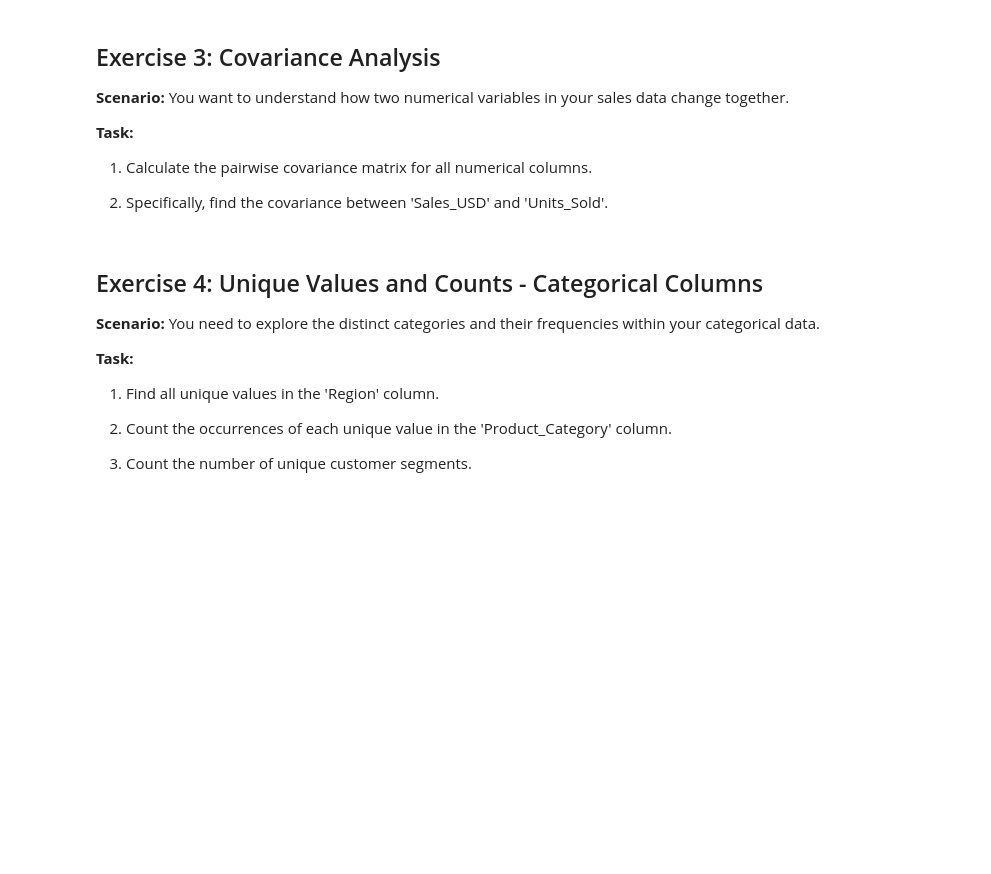
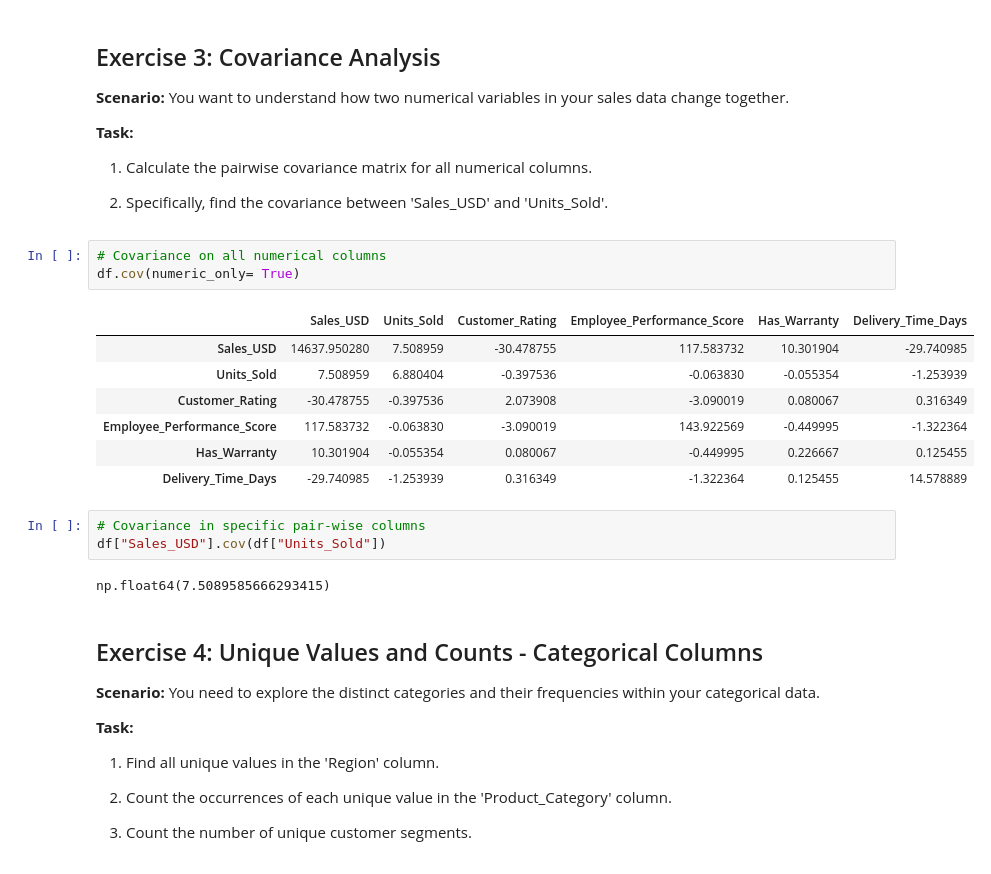
Before and after one commit to Juan-Wills/Data-analysis-Machine-learning, a Jupyter notebook: Chapter 5/Computing Descriptive Statistics.ipynb, the cells around one changed output. Cells and saved outputs as stored; diff of their text form; blank space fills up the shorter version.

```diff
--- a/Chapter 5/Computing Descriptive Statistics.ipynb
+++ b/Chapter 5/Computing Descriptive Statistics.ipynb
@@ -65,6 +94,22 @@ memory usage: 5.7+ KB
 1. Calculate the pairwise covariance matrix for all numerical columns.
 
 2. Specifically, find the covariance between 'Sales_USD' and 'Units_Sold'.
+# %%
+# Covariance on all numerical columns
+df.cov(numeric_only= True)
+# %% [output]
+|  | Sales_USD | Units_Sold | Customer_Rating | Employee_Performance_Score | Has_Warranty | Delivery_Time_Days |
+| Sales_USD | 14637.950280 | 7.508959 | -30.478755 | 117.583732 | 10.301904 | -29.740985 |
+| Units_Sold | 7.508959 | 6.880404 | -0.397536 | -0.063830 | -0.055354 | -1.253939 |
+| Customer_Rating | -30.478755 | -0.397536 | 2.073908 | -3.090019 | 0.080067 | 0.316349 |
+| Employee_Performance_Score | 117.583732 | -0.063830 | -3.090019 | 143.922569 | -0.449995 | -1.322364 |
+| Has_Warranty | 10.301904 | -0.055354 | 0.080067 | -0.449995 | 0.226667 | 0.125455 |
+| Delivery_Time_Days | -29.740985 | -1.253939 | 0.316349 | -1.322364 | 0.125455 | 14.578889 |
+# %%
+# Covariance in specific pair-wise columns
+df["Sales_USD"].cov(df["Units_Sold"])
+# %% [output]
+np.float64(7.5089585666293415)
 # %% [markdown]
 ## Exercise 4: Unique Values and Counts - Categorical Columns
 
```
Also changed, not shown: parts of 22 cells of this notebook, 1 other file.
